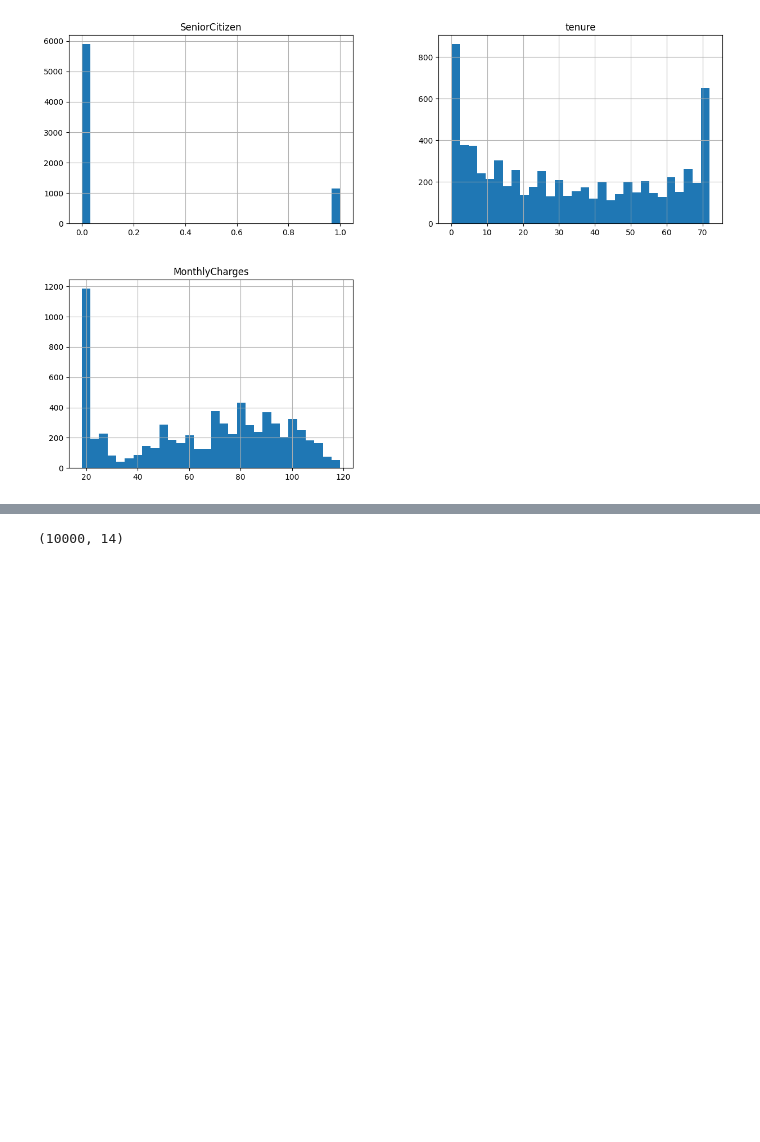
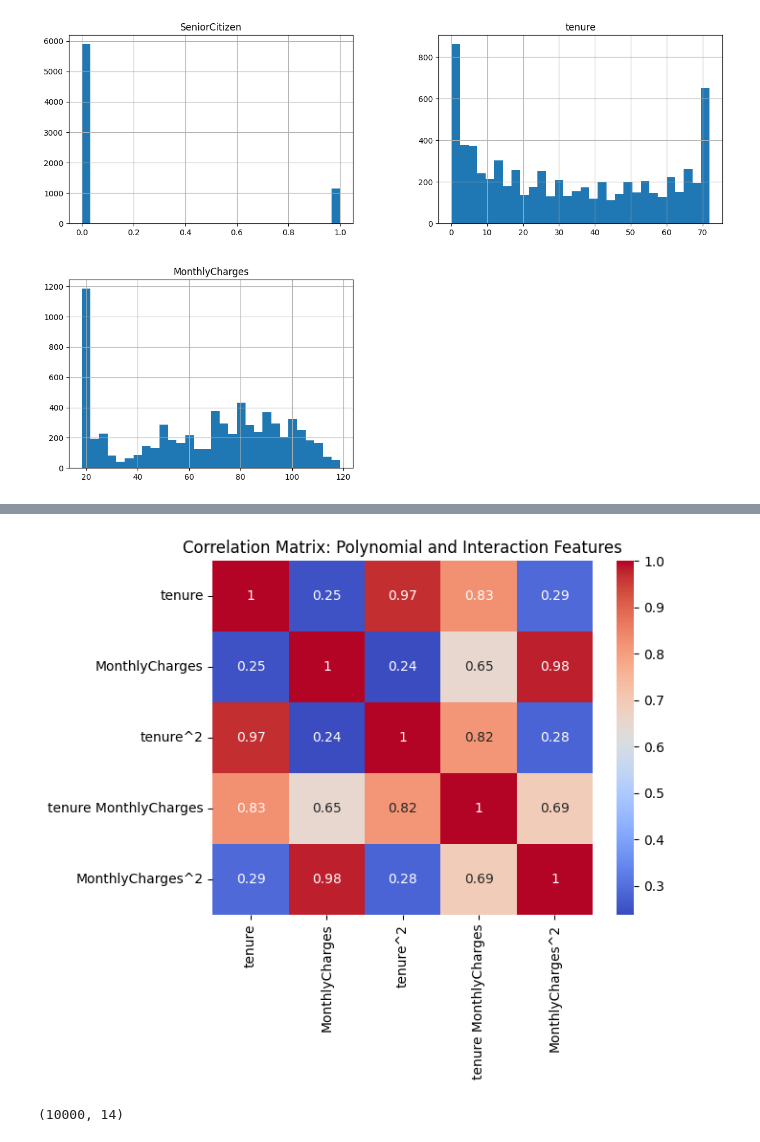
Before and after one commit to tlevash23/DX699, a Jupyter notebook: DX799-01.ipynb, the cells around one changed output, grey strips where cells are left out. Saved outputs shown, nothing was run; the diff lists cells and outputs as text; code cells hidden in the pictures; blank space fills up the shorter version.

```diff
--- a/DX799-01.ipynb
+++ b/DX799-01.ipynb
@@ -116,0 +211,26 @@ plt.show()
+# %%
+from statsmodels.stats.outliers_influence import variance_inflation_factor
+from sklearn.preprocessing import PolynomialFeatures, StandardScaler
+
+# Select predictors
+X = df_telecom[['tenure', 'MonthlyCharges']]
+
+# Create polynomial and interaction terms
+poly = PolynomialFeatures(degree=2, include_bias=False)
+X_poly = poly.fit_transform(X)
+
+# Get feature names
+feature_names = poly.get_feature_names_out(X.columns)
+X_poly_df = pd.DataFrame(X_poly, columns=feature_names)
+
+# Standardize for numerical stability
+scaler = StandardScaler()
+X_scaled = scaler.fit_transform(X_poly_df)
+X_scaled_df = pd.DataFrame(X_scaled, columns=feature_names)
+
+# Calculate VIF for each feature
+vif_data = pd.DataFrame()
+vif_data['Feature'] = X_scaled_df.columns
+vif_data['VIF'] = [variance_inflation_factor(X_scaled_df.values, i)
+                   for i in range(X_scaled_df.shape[1])]
+vif_data
@@ -117,3 +244,10 @@ plt.show()
+# %%
+
+sns.heatmap(X_poly_df.corr(), annot=True, cmap='coolwarm')
+plt.title('Correlation Matrix: Polynomial and Interaction Features')
+plt.show()
+# %% [output]
+[figure, added]
 # %%
 #Banking EDA
 df_bank.shape
```
Also changed, not shown: parts of 7 cells of this notebook.
